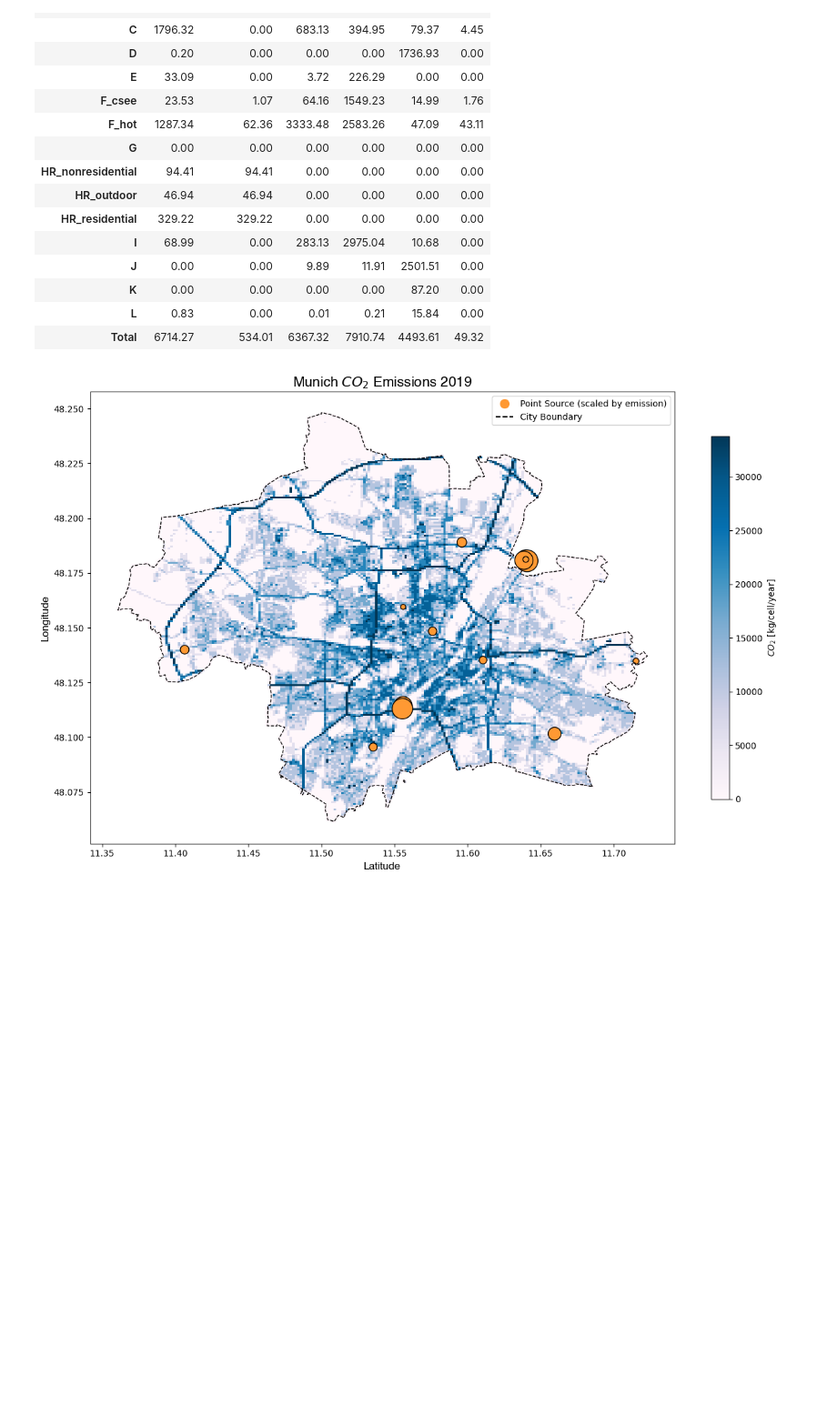
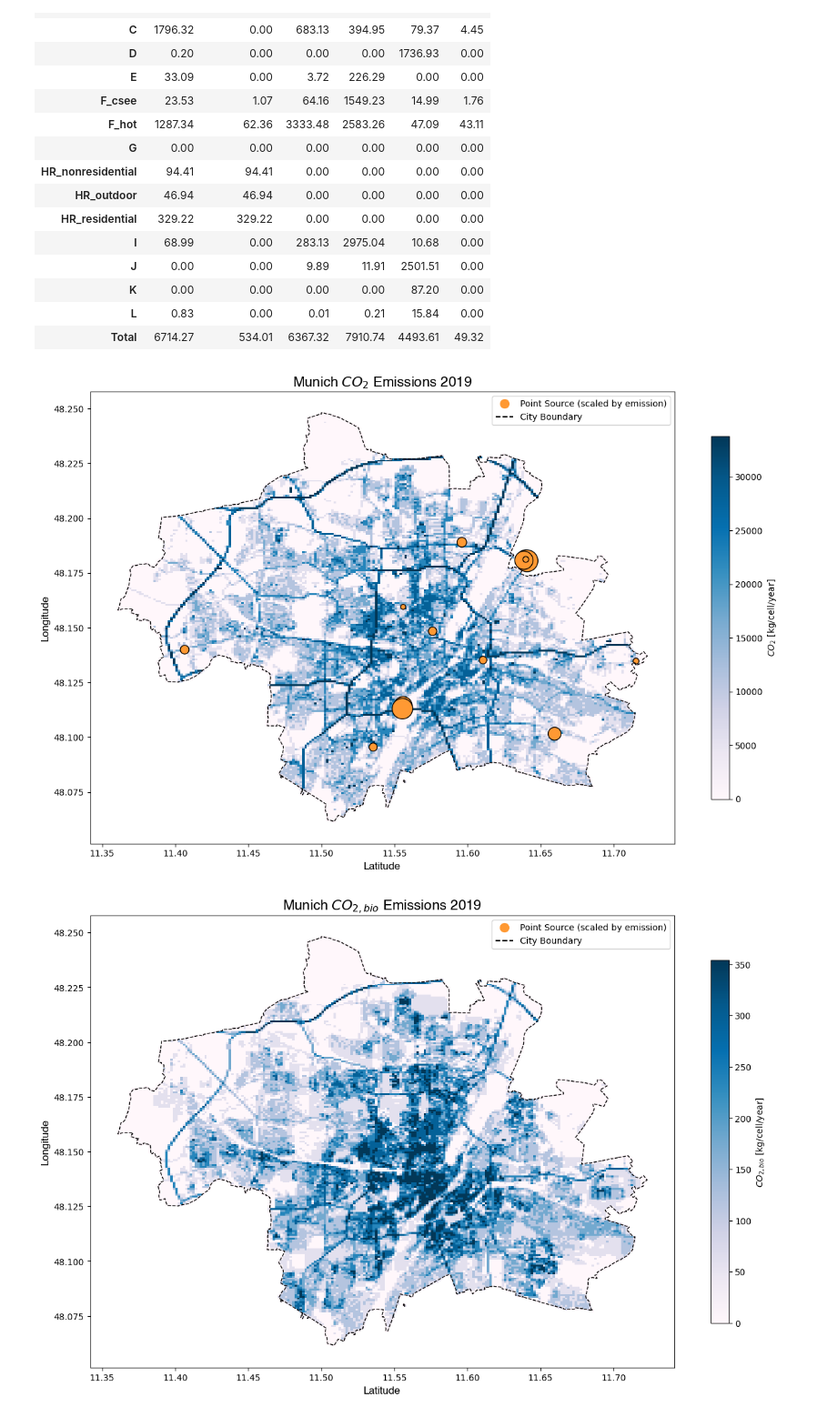
Before and after one commit to tum-esm/tum-mci, a Jupyter notebook: code/combine_inventory.ipynb, the cells around one changed output. Shown at 91% size. Drawn from its saved outputs; the diff is of its cells as text; code cells hidden in the pictures; blank space fills up the shorter version.

Commit message:
add preview images for all species

```diff
--- a/code/combine_inventory.ipynb
+++ b/code/combine_inventory.ipynb
@@ -88,7 +88,15 @@ def plot_inventory(df:gpd.GeoDataFrame,
                                         'NOX':'sum',
                                         'CO':'sum',
                                         'CH4':'sum',
+                                        'PM':'sum',
                                         'geometry': lambda x: x.iloc[0]})
+
+          species_string ={'CO2': '$CO_2$',
+                           'CO2_bio': '$CO_{2,bio}$',
+                           'NOX': '$NO_x$',
+                           'CO': '$CO$',
+                           'CH4': '$CH_4$',
+                           'PM': '$PM_{10}$'}
 
           gpd.GeoDataFrame(plot_sum, geometry= 'geometry').plot(ax = ax,
                                                                 column = component,
@@ -100,11 +108,14 @@ def plot_inventory(df:gpd.GeoDataFrame,
           sm = plt.cm.ScalarMappable(cmap=matplotlib.colormaps['PuBu'], norm=plt.Normalize(vmin=0, vmax=plot_sum[component].max()))
           sm.set_array([])
           cbar = ax.figure.colorbar(sm, ax=ax, use_gridspec=True, location='right', pad=0.05, shrink=0.5)   # shorten the colorbar (0–1)
-          cbar.set_label("$CO_2$ [kg/cell/year]")
+          cbar.set_label(f"{species_string[component]} [kg/cell/year]")
 
           # plot point sources
           max_value = df[df['GNFR_Sector']=='A'][component].max()
-          df['point_size'] = 500*(df['CO2']/max_value)
+          min_value = df[df['GNFR_Sector']=='A'][component].min()
+          value_range = max_value - min_value
+
+          df['point_size'] = 500*(df[component]/max_value)
           df[df['GNFR_Sector']=='A'].plot(ax = ax,
                                           markersize = 100* np.log1p(df[df['GNFR_Sector']=='A']['point_size']),
                                           color = "#FF9933",
@@ -121,7 +132,7 @@ def plot_inventory(df:gpd.GeoDataFrame,
                line = plt.Line2D([0], [0], label='City Boundary', color='black', linestyle='--')
           handles.extend([point, line])
 
-          ax.set_title(f'Munich $CO_2$ Emissions {df['Year'].iloc[0]}', font = 'Helvetica', fontsize = 16)
+          ax.set_title(f'Munich {species_string[component]} Emissions {df['Year'].iloc[0]}', font = 'Helvetica', fontsize = 16)
           ax.set_xlabel('Latitude', font = 'Helvetica', fontsize = 12)
           ax.set_ylabel('Longitude', font = 'Helvetica', fontsize = 12)
           ax.legend(handles=handles, loc='upper right')
@@ -325,8 +336,10 @@ styled_df
 | L | 0.83 | 0.00 | 0.01 | 0.21 | 15.84 | 0.00 |
 | Total | 6714.27 | 534.01 | 6367.32 | 7910.74 | 4493.61 | 49.32 |
 # %%
-plot_inventory(inventory, 'CO2', 'sum', save_img = True,
-               save_path = os.path.join(root, 'output', YEAR, f'Munich_total_CO2_{YEAR}.png'),
-               plot_boundary = True)
+for species in ['CO2', 'CO2_bio', 'NOX', 'CO', 'CH4']:
+    plot_inventory(inventory, species, 'sum', save_img = True,
+                save_path = os.path.join(root, 'output', YEAR, f'img/Munich_total_{species}_{YEAR}.png'),
+                plot_boundary = True)
 # %% [output]
 [figure]
+[figure, added]
```
Also changed, not shown: parts of 2 cells of this notebook, 30 other files.
